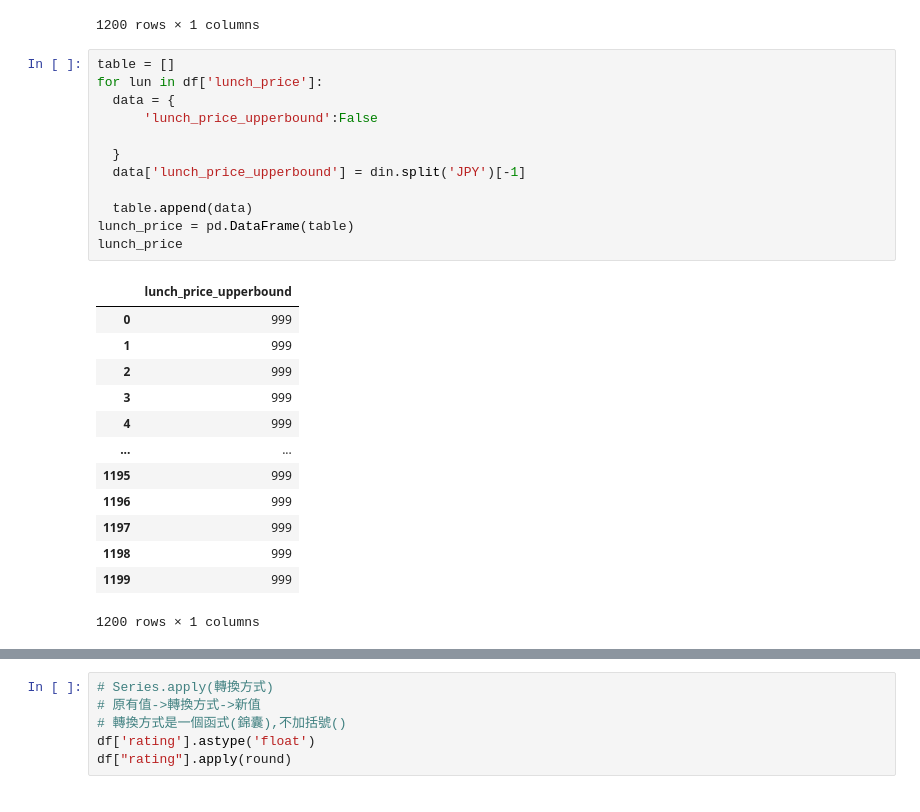
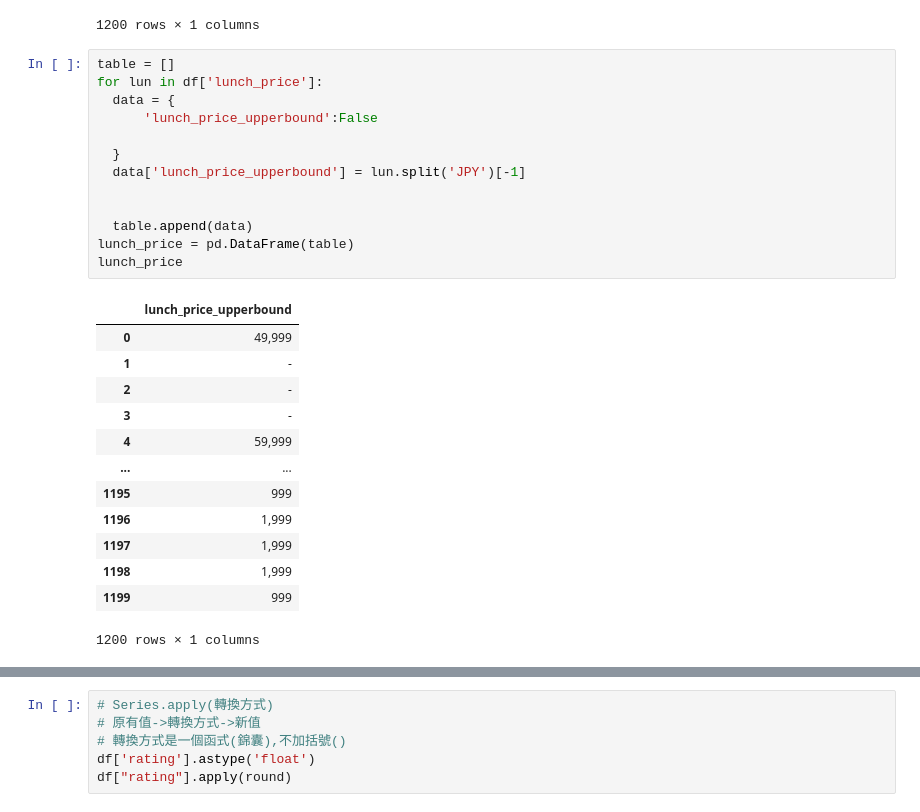
Before and after one commit to t8101349/Colab-, a Jupyter notebook: 0113_1.ipynb, the cells around one changed output, grey strips where cells are left out. Drawn from its saved outputs; the diff is of its cells as text.

```diff
--- a/0113_1.ipynb
+++ b/0113_1.ipynb
@@ -328,27 +328,28 @@ dinner_price
 # %%
 table = []
 for lun in df['lunch_price']:
   data = {
       'lunch_price_upperbound':False
 
   }
-  data['lunch_price_upperbound'] = din.split('JPY')[-1]
+  data['lunch_price_upperbound'] = lun.split('JPY')[-1]
+
 
   table.append(data)
 lunch_price = pd.DataFrame(table)
 lunch_price
 # %% [output]
 |  | lunch_price_upperbound |
-| 0 | 999 |
-| 1 | 999 |
-| 2 | 999 |
-| 3 | 999 |
-| 4 | 999 |
+| 0 | 49,999 |
+| 1 | - |
+| 2 | - |
+| 3 | - |
+| 4 | 59,999 |
 | ... | ... |
 | 1195 | 999 |
-| 1196 | 999 |
-| 1197 | 999 |
-| 1198 | 999 |
+| 1196 | 1,999 |
+| 1197 | 1,999 |
+| 1198 | 1,999 |
 | 1199 | 999 |
 1200 rows × 1 columns
 # %%
```
Also changed, not shown: parts of 7 cells of this notebook.
